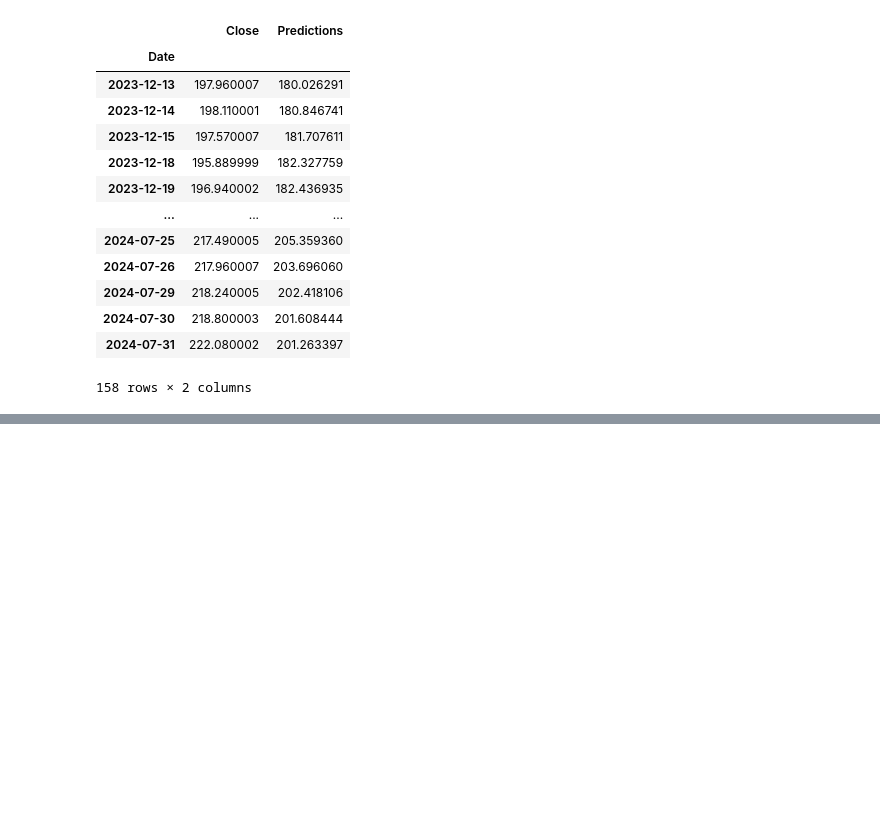
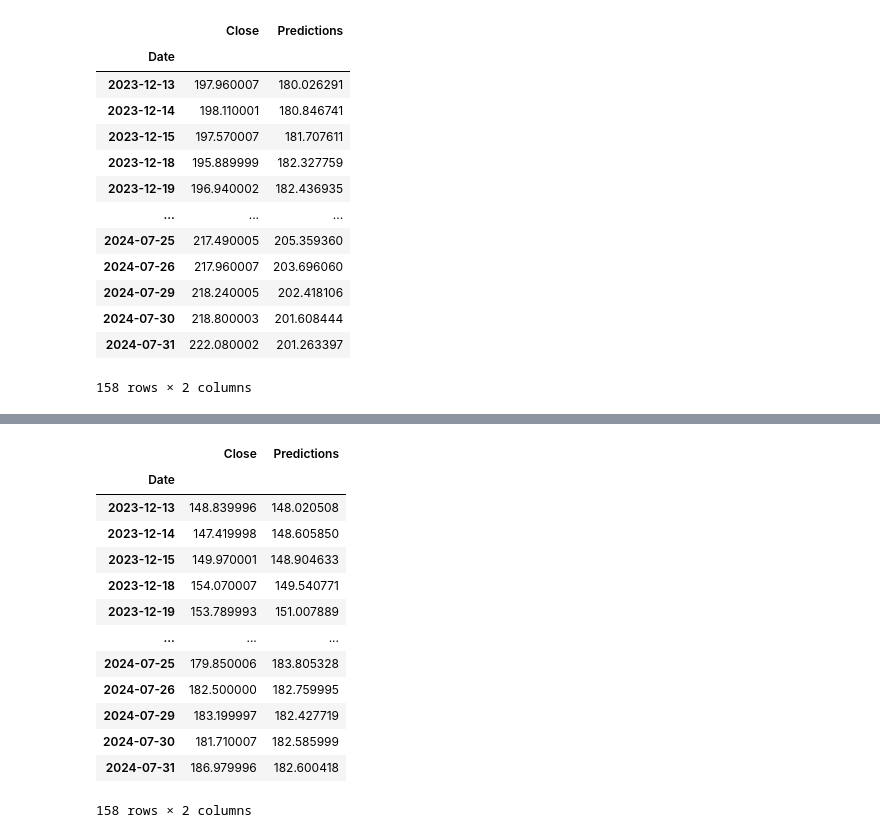
Before and after one commit to govind516/Stock-Price-Prediction, a Jupyter notebook: LSTM Implementation/StockPredictionLSTM.ipynb, the cells around one changed output, grey strips where cells are left out. Cells and saved outputs as stored; diff of their text form; code cells hidden in the pictures; blank space fills up the shorter version.

```diff
--- a/LSTM Implementation/StockPredictionLSTM.ipynb
+++ b/LSTM Implementation/StockPredictionLSTM.ipynb
@@ -469,0 +635,18 @@ valid
+# %%
+# Show the valid and predicted prices
+valid
+# %% [output]
+|  | Close | Predictions |
+| Date |  |  |
+| 2023-12-13 | 148.839996 | 148.020508 |
+| 2023-12-14 | 147.419998 | 148.605850 |
+| 2023-12-15 | 149.970001 | 148.904633 |
+| 2023-12-18 | 154.070007 | 149.540771 |
+| 2023-12-19 | 153.789993 | 151.007889 |
+| ... | ... | ... |
+| 2024-07-25 | 179.850006 | 183.805328 |
+| 2024-07-26 | 182.500000 | 182.759995 |
+| 2024-07-29 | 183.199997 | 182.427719 |
+| 2024-07-30 | 181.710007 | 182.585999 |
+| 2024-07-31 | 186.979996 | 182.600418 |
+158 rows × 2 columns
```
Also changed, not shown: parts of 9 cells of this notebook.
